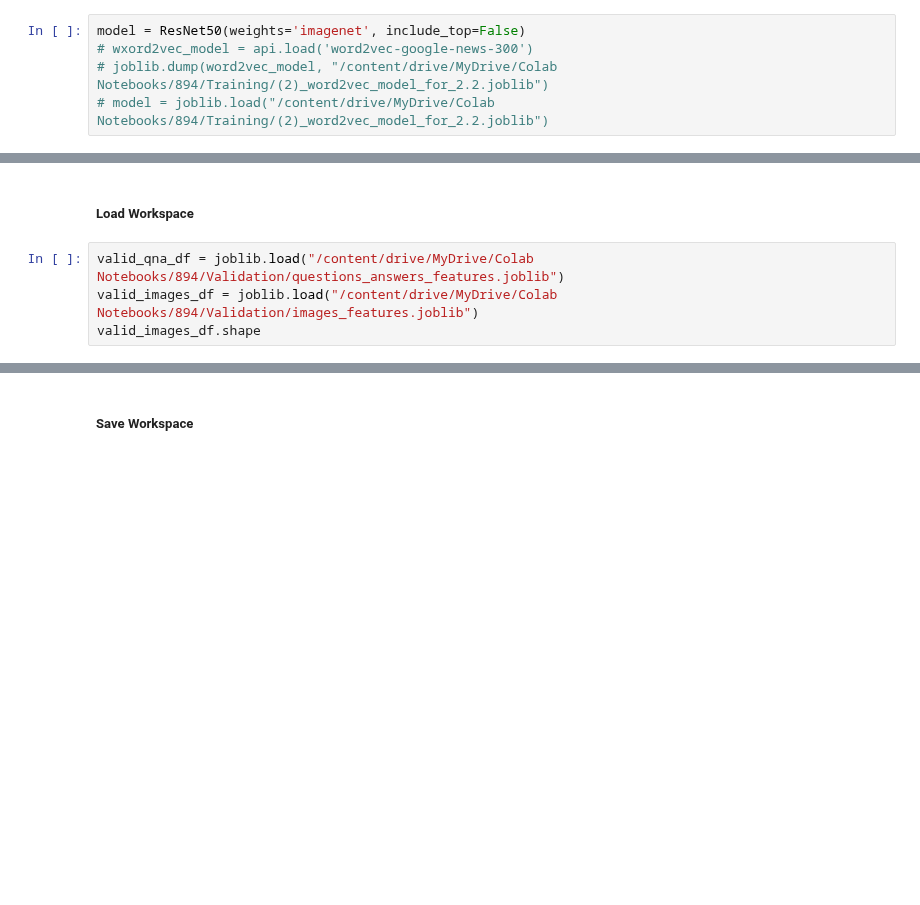
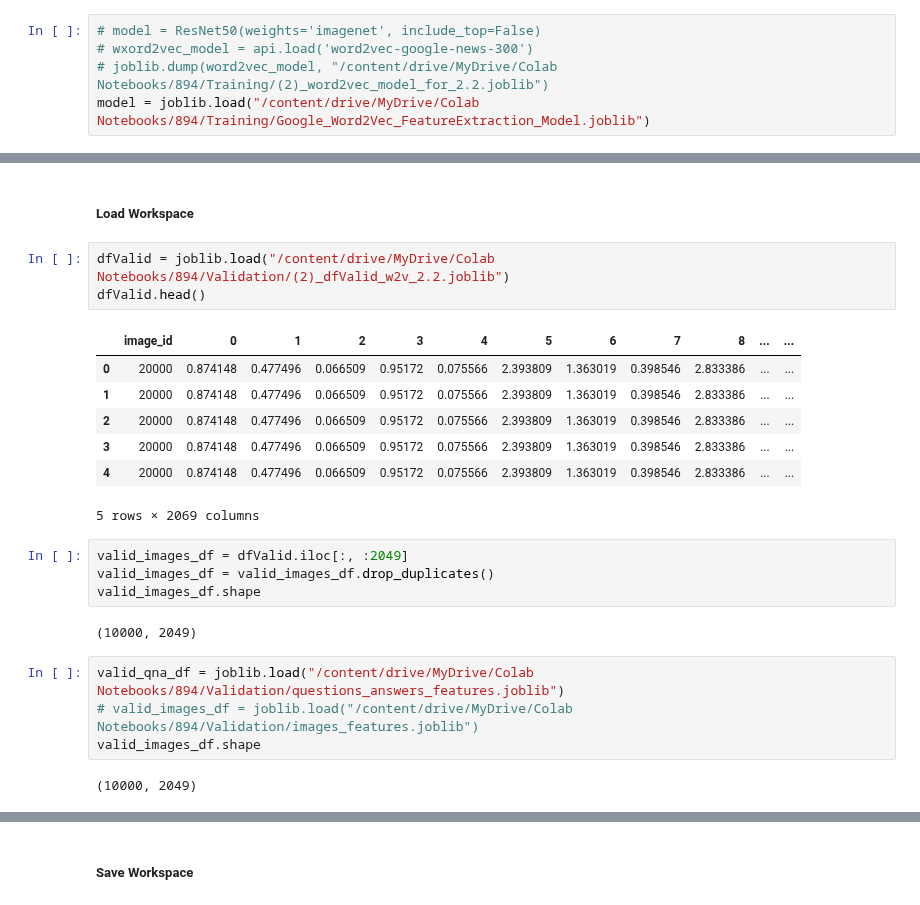
Before and after one commit to nilanahar/MMAI_894_DeepLearning_Project_TeamRosedale, a Jupyter notebook: MMAI_894_Team_Project_ResNet+GoogleWord2Vec.ipynb, the cells around one changed output, grey strips where cells are left out. Cells and saved outputs as stored; diff of their text form; blank space fills up the shorter version.

```diff
--- a/MMAI_894_Team_Project_ResNet+GoogleWord2Vec.ipynb
+++ b/MMAI_894_Team_Project_ResNet+GoogleWord2Vec.ipynb
@@ -271,5 +269,5 @@ numerical_features = [col for col in X_train.columns if col not in categorical_f
 # %%
-model = ResNet50(weights='imagenet', include_top=False)
+# model = ResNet50(weights='imagenet', include_top=False)
 # wxord2vec_model = api.load('word2vec-google-news-300')
 # joblib.dump(word2vec_model, "/content/drive/MyDrive/Colab Notebooks/894/Training/(2)_word2vec_model_for_2.2.joblib")
-# model = joblib.load("/content/drive/MyDrive/Colab Notebooks/894/Training/(2)_word2vec_model_for_2.2.joblib")
+model = joblib.load("/content/drive/MyDrive/Colab Notebooks/894/Training/Google_Word2Vec_FeatureExtraction_Model.joblib")
@@ -355,10 +380,29 @@ joblib.dump(valid_images_features_df, "/content/drive/MyDrive/Colab Notebooks/89
 #### 1.2.3  Complete Validation Dataset
 # %% [markdown]
 ##### Load Workspace
+# %%
+dfValid = joblib.load("/content/drive/MyDrive/Colab Notebooks/894/Validation/(2)_dfValid_w2v_2.2.joblib")
+dfValid.head()
+# %% [output]
+|  | image_id | 0 | 1 | 2 | 3 | 4 | 5 | 6 | 7 | 8 | ... | ... |
+| 0 | 20000 | 0.874148 | 0.477496 | 0.066509 | 0.95172 | 0.075566 | 2.393809 | 1.363019 | 0.398546 | 2.833386 | ... | ... |
+| 1 | 20000 | 0.874148 | 0.477496 | 0.066509 | 0.95172 | 0.075566 | 2.393809 | 1.363019 | 0.398546 | 2.833386 | ... | ... |
+| 2 | 20000 | 0.874148 | 0.477496 | 0.066509 | 0.95172 | 0.075566 | 2.393809 | 1.363019 | 0.398546 | 2.833386 | ... | ... |
+| 3 | 20000 | 0.874148 | 0.477496 | 0.066509 | 0.95172 | 0.075566 | 2.393809 | 1.363019 | 0.398546 | 2.833386 | ... | ... |
+| 4 | 20000 | 0.874148 | 0.477496 | 0.066509 | 0.95172 | 0.075566 | 2.393809 | 1.363019 | 0.398546 | 2.833386 | ... | ... |
+5 rows × 2069 columns
+# %%
+valid_images_df = dfValid.iloc[:, :2049]
+valid_images_df = valid_images_df.drop_duplicates()
+valid_images_df.shape
+# %% [output]
+(10000, 2049)
 # %%
 valid_qna_df = joblib.load("/content/drive/MyDrive/Colab Notebooks/894/Validation/questions_answers_features.joblib")
-valid_images_df = joblib.load("/content/drive/MyDrive/Colab Notebooks/894/Validation/images_features.joblib")
+# valid_images_df = joblib.load("/content/drive/MyDrive/Colab Notebooks/894/Validation/images_features.joblib")
 valid_images_df.shape
+# %% [output]
+(10000, 2049)
 # %%
 valid_complete_df = complete_datasets(valid_qna_df, valid_images_df)
 valid_complete_df.head()
```
Also changed, not shown: parts of 50 cells of this notebook.
